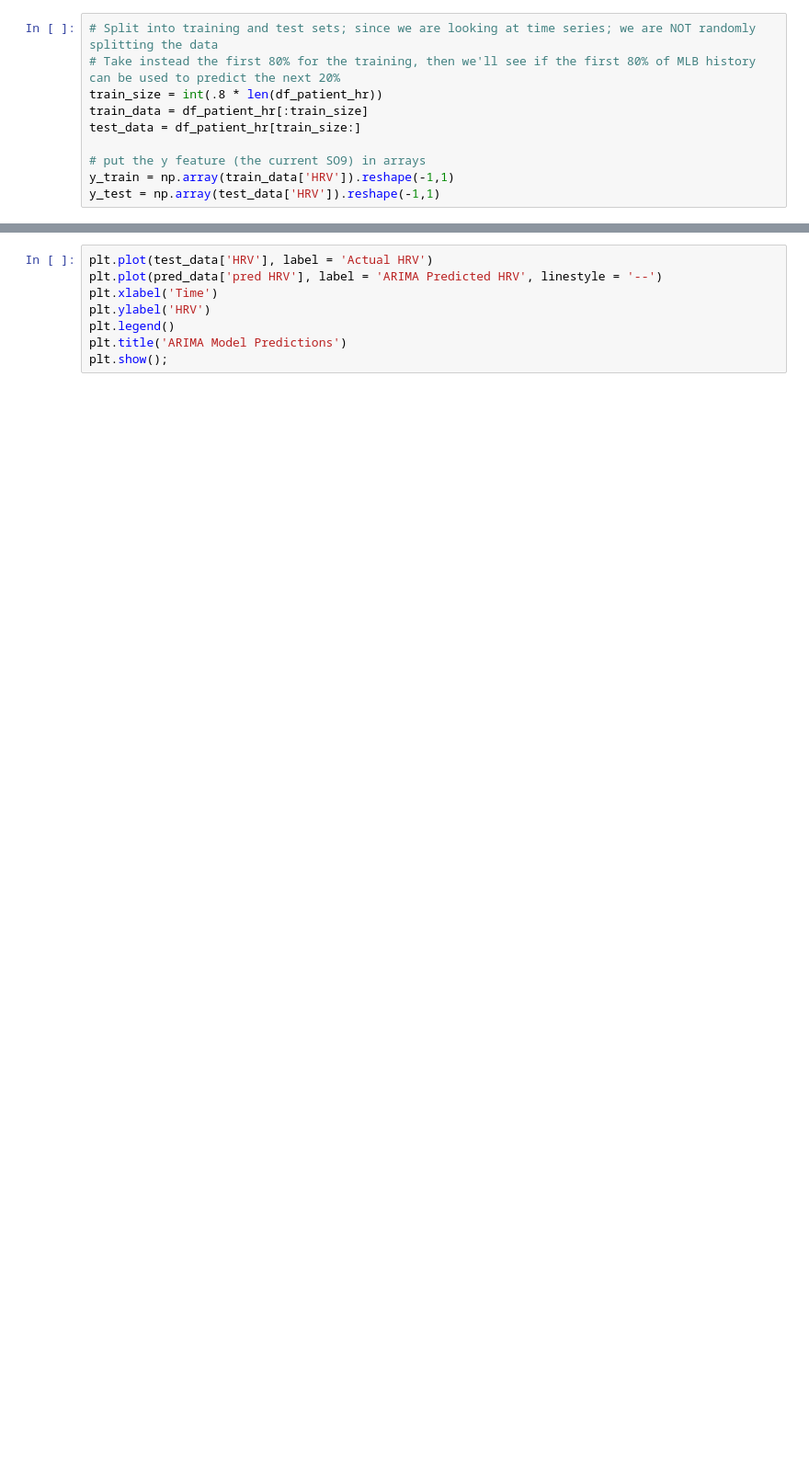
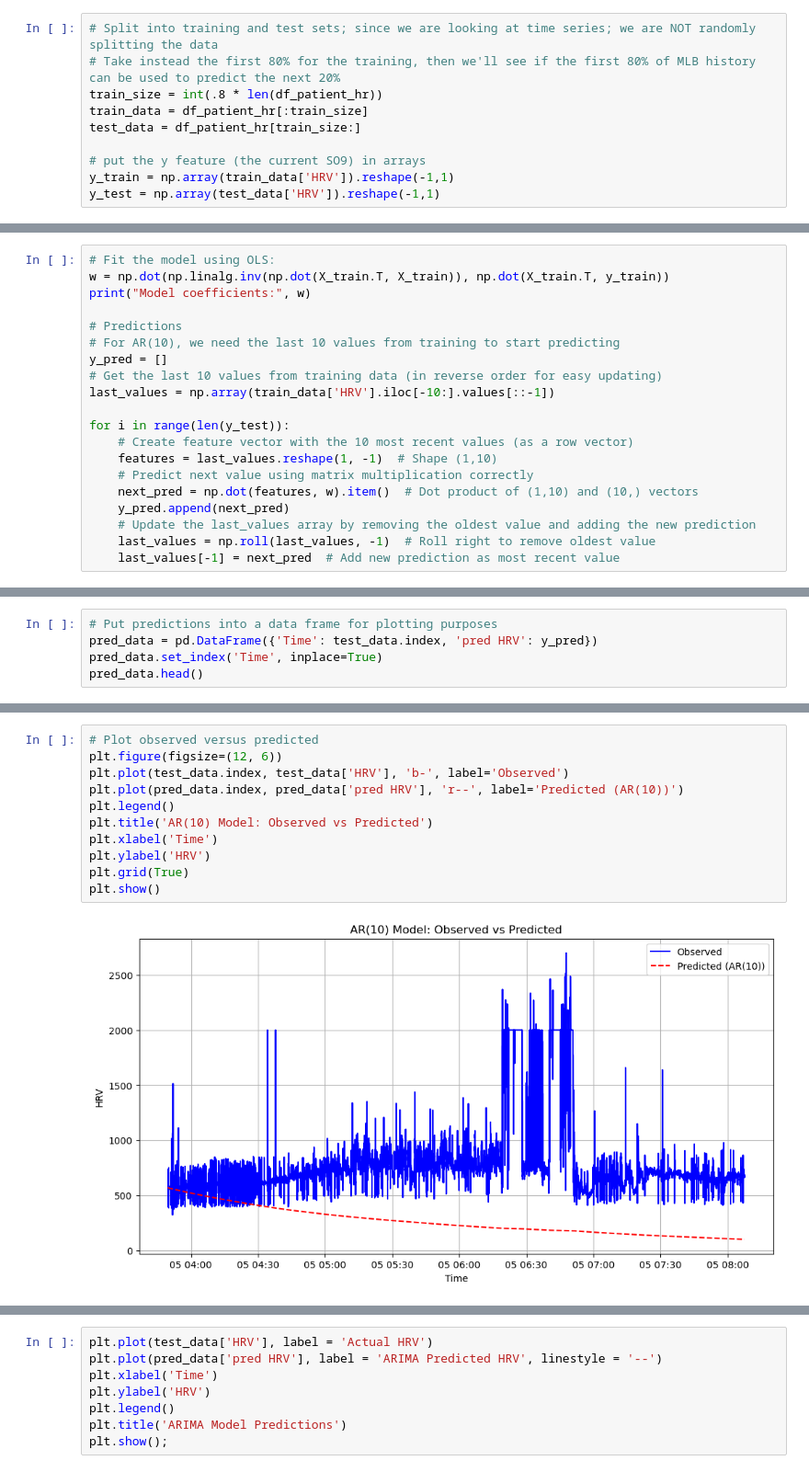
Before and after one commit to wangmichelle1/DS-4420-Final-Project, a Jupyter notebook: Time Series.ipynb, the cells around one changed output, grey strips where cells are left out. Shown: that part at 92% size. Drawn from its saved outputs; the diff is of its cells as text; blank space fills up the shorter version.

```diff
--- a/Time Series.ipynb
+++ b/Time Series.ipynb
@@ -109,0 +145,20 @@ y_test = np.array(test_data['HRV']).reshape(-1,1)
+# %%
+# Fit the model using OLS:
+w = np.dot(np.linalg.inv(np.dot(X_train.T, X_train)), np.dot(X_train.T, y_train))
+print("Model coefficients:", w)
+
+# Predictions
+# For AR(10), we need the last 10 values from training to start predicting
+y_pred = []
+# Get the last 10 values from training data (in reverse order for easy updating)
+last_values = np.array(train_data['HRV'].iloc[-10:].values[::-1])
+
+for i in range(len(y_test)):
+    # Create feature vector with the 10 most recent values (as a row vector)
+    features = last_values.reshape(1, -1)  # Shape (1,10)
+    # Predict next value using matrix multiplication correctly
+    next_pred = np.dot(features, w).item()  # Dot product of (1,10) and (10,) vectors
+    y_pred.append(next_pred)
+    # Update the last_values array by removing the oldest value and adding the new prediction
+    last_values = np.roll(last_values, -1)  # Roll right to remove oldest value
+    last_values[-1] = next_pred  # Add new prediction as most recent value
@@ -109,0 +176,5 @@ y_test = np.array(test_data['HRV']).reshape(-1,1)
+# %%
+# Put predictions into a data frame for plotting purposes
+pred_data = pd.DataFrame({'Time': test_data.index, 'pred HRV': y_pred})
+pred_data.set_index('Time', inplace=True)
+pred_data.head()
@@ -109,0 +189,13 @@ y_test = np.array(test_data['HRV']).reshape(-1,1)
+# %%
+# Plot observed versus predicted
+plt.figure(figsize=(12, 6))
+plt.plot(test_data.index, test_data['HRV'], 'b-', label='Observed')
+plt.plot(pred_data.index, pred_data['pred HRV'], 'r--', label='Predicted (AR(10))')
+plt.legend()
+plt.title('AR(10) Model: Observed vs Predicted')
+plt.xlabel('Time')
+plt.ylabel('HRV')
+plt.grid(True)
+plt.show()
+# %% [output]
+[figure, added]
```
Also changed, not shown: parts of 53 cells of this notebook.
